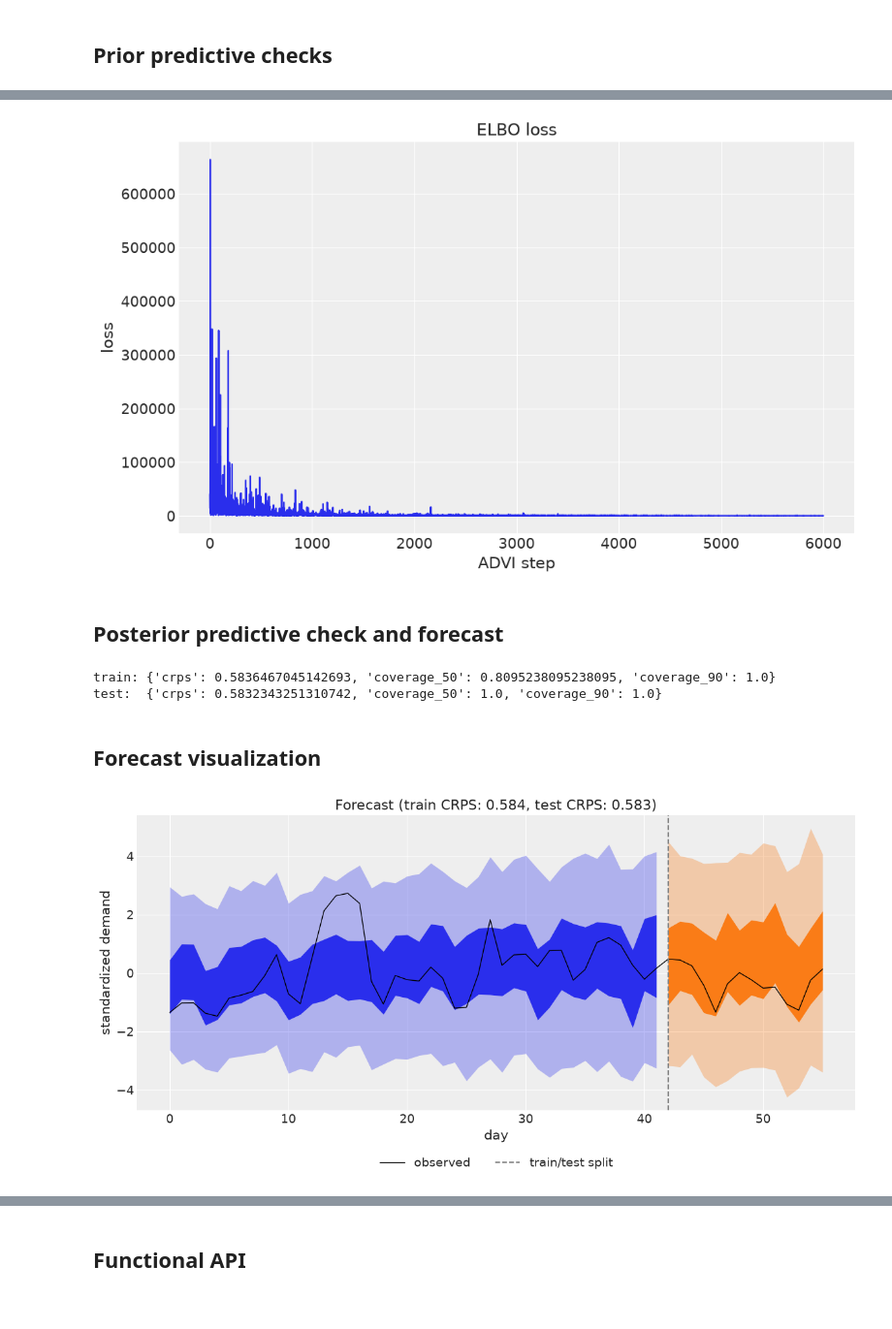
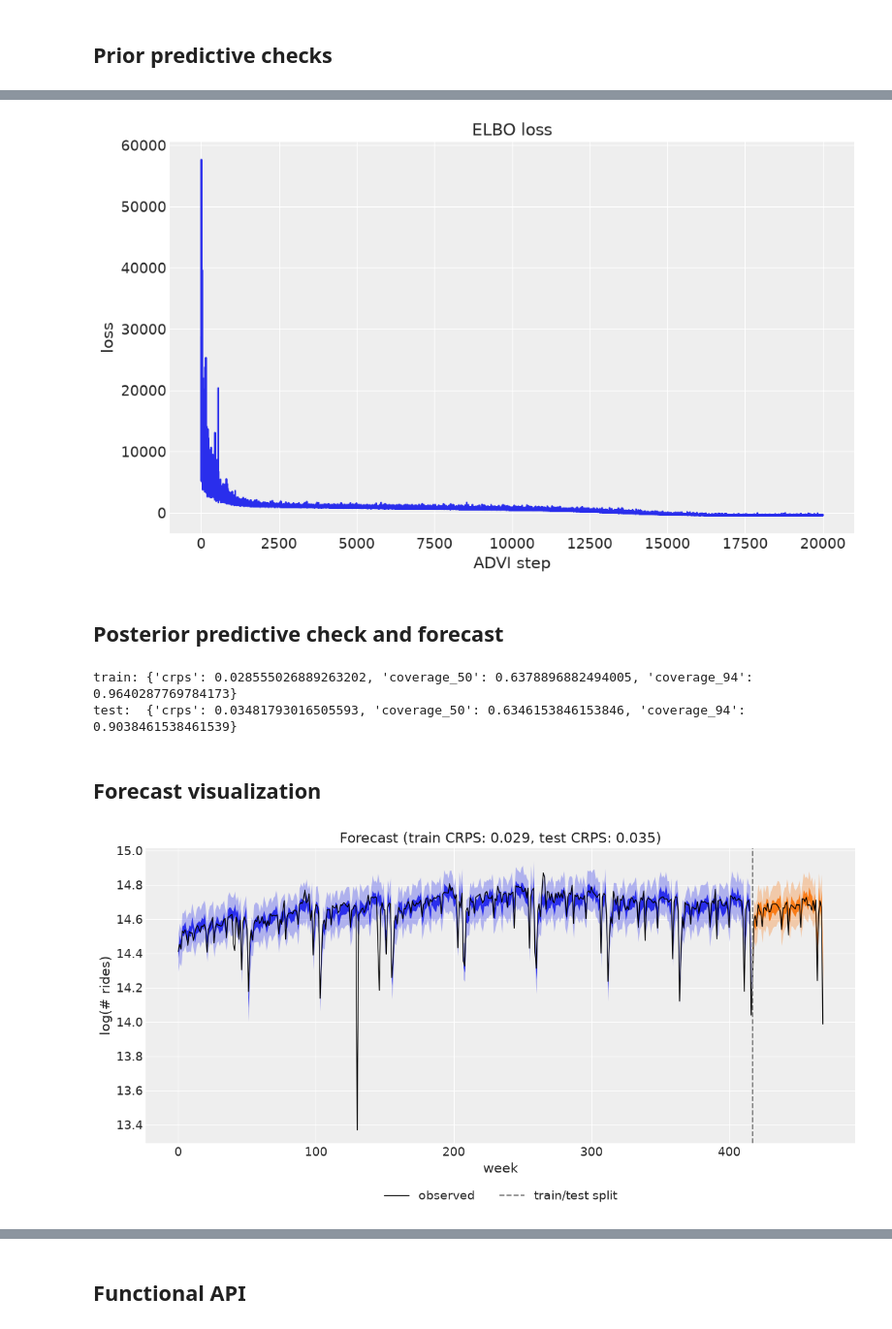
Before and after one commit to pymc-labs/pymc-forecast, a Jupyter notebook: docs/examples/forecasting_univariate.ipynb, the cells around one changed output, grey strips where cells are left out. Shown at 97% size. Saved outputs shown, nothing was run; the diff lists cells and outputs as text; code cells hidden in the pictures.

Commit message:
Use BART data in univariate forecast example

```diff
--- a/docs/examples/forecasting_univariate.ipynb
+++ b/docs/examples/forecasting_univariate.ipynb
@@ -78,5 +74,5 @@ coordinates, and those coordinates will appear on posterior predictive draws.
 # %%
-TEST_WINDOW = 14
+TEST_WINDOW = 52
 T1 = duration - TEST_WINDOW
 
 y_train = y.isel({TIME_DIM: slice(None, T1)})
@@ -87,7 +83,7 @@ fig, ax = plt.subplots()
 ax.plot(y_train[TIME_DIM].values, y_train.values, color="C0", label="train")
 ax.plot(y_test[TIME_DIM].values, y_test.values, color="C1", label="test")
 ax.axvline(y_test[TIME_DIM].values[0], color="gray", ls="--", label="train/test split")
-ax.legend(loc="upper left")
-ax.set(title="Train / test split", xlabel="date", ylabel="standardized demand")
+ax.legend(loc="lower left")
+ax.set(title="Train / test split", xlabel="week", ylabel="log(# rides)")
 plt.show()
 # %% [output]
@@ -134,18 +124,17 @@ class LocalLevelSeasonal(ForecastingModel):
     """Local level + Fourier regression with Student-T observations."""
 
     def model(self, h: Horizon, covariates: xr.DataArray) -> None:
-        bias = pm.Normal("bias", 0.0, 1.0)
-        weight = pm.Normal("weight", 0.0, 0.3, dims="covariate")
-        drift_scale = pm.HalfNormal("drift_scale", 0.02)
-        sigma = pm.HalfNormal("sigma", 0.5)
-        nu_minus_two = pm.Exponential("nu_minus_two", 1 / 10)
-        nu = pm.Deterministic("nu", nu_minus_two + 2.0)
+        bias = pm.Normal("bias", 0.0, 10.0)
+        weight = pm.Normal("weight", 0.0, 0.1, dims="covariate")
+        drift_scale = pm.LogNormal("drift_scale", -20.0, 5.0, initval=0.01)
+        nu = pm.Gamma("nu", alpha=10.0, beta=2.0)
+        sigma = pm.LogNormal("sigma", -5.0, 5.0, initval=0.05)
 
-        drift = self.time_series(
-            "drift",
-            lambda name, dims: pm.Normal(name, 0.0, drift_scale, dims=dims),
+        drift_raw = self.time_series(
+            "drift_raw",
+            lambda name, dims: pm.Normal(name, 0.0, 1.0, dims=dims),
         )
-        level = pt.cumsum(drift)
+        level = pt.cumsum(drift_raw * drift_scale)
         regression = pt.dot(covariates.values, weight)
         prediction = bias + level + regression
 
@@ -254,7 +238,7 @@ forecaster = Forecaster(
     y_train,
     covariates_train,
     optimizer=0.005,
-    num_steps=6_000,
+    num_steps=20_000,
     random_seed=SEED,
     fit_kwargs={"progressbar": False},
 )
@@ -264,7 +248,7 @@ ax.plot(forecaster.losses)
 ax.set(title="ELBO loss", xlabel="ADVI step", ylabel="loss")
 plt.show()
 # %% [output]
-[figure, old version]
+[figure, new version]
 # %% [markdown]
 ## Posterior predictive check and forecast
 # %%
@@ -283,8 +267,8 @@ forecast_idata = forecaster.forecast(
 )
 attach_constant_data(
     train_pp_idata,
-    name="day",
-    values=np.arange(y_train.sizes[TIME_DIM]),
+    name="week",
+    values=y_train[TIME_DIM].values,
     dim=TIME_DIM,
 )
 
@@ -293,57 +277,57 @@ forecast = forecast_idata["predictions"]["forecast"]
 forecast_lm_idata = lm_idata_from_forecast(
     forecast,
     y_test.rename({TIME_DIM: FUTURE_DIM}),
-    x_name="day",
-    x_values=np.arange(T1, duration),
+    x_name="week",
+    x_values=y_test[TIME_DIM].values,
 )
 
 metrics = {
     "crps": eval_crps,
     "coverage_50": partial(eval_coverage, alpha=0.5),
-    "coverage_90": partial(eval_coverage, alpha=0.9),
+    "coverage_94": partial(eval_coverage, alpha=0.94),
 }
 train_scores = evaluate_forecast(train_pp, y_train, metrics=metrics)
 test_scores = evaluate_forecast(forecast, y_test.rename({TIME_DIM: FUTURE_DIM}), metrics=metrics)
 print("train:", train_scores)
 print("test: ", test_scores)
 # %% [output]
-train: {'crps': 0.5836467045142693, 'coverage_50': 0.8095238095238095, 'coverage_90': 1.0}
-test:  {'crps': 0.5832343251310742, 'coverage_50': 1.0, 'coverage_90': 1.0}
+train: {'crps': 0.028555026889263202, 'coverage_50': 0.6378896882494005, 'coverage_94': 0.9640287769784173}
+test:  {'crps': 0.03481793016505593, 'coverage_50': 0.6346153846153846, 'coverage_94': 0.9038461538461539}
 # %% [markdown]
 ## Forecast visualization
 # %%
 forecast_title = (
     f"Forecast (train CRPS: {train_scores['crps']:.3f}, test CRPS: {test_scores['crps']:.3f})"
 )
 
 pc = az.plot_lm(
     train_pp_idata,
     y="obs",
-    x="day",
+    x="week",
     ci_kind="hdi",
     ci_prob=(0.5, 0.94),
     smooth=False,
     visuals={"ci_band": {"color": "C0"}, "observed_scatter": False, "pe_line": False},
     figure_kwargs={"figsize": (12, 6)},
 )
 az.plot_lm(
     forecast_lm_idata,
     y="obs",
-    x="day",
+    x="week",
     plot_collection=pc,
     ci_kind="hdi",
     ci_prob=(0.5, 0.94),
     smooth=False,
     visuals={"ci_band": {"color": "C1"}, "observed_scatter": False, "pe_line": False},
 )
 ax = pc.viz["figure"].item().axes[0]
-ax.plot(np.arange(duration), y.values, color="black", lw=1, label="observed")
+ax.plot(y[TIME_DIM].values, y.values, color="black", lw=1, label="observed")
 ax.axvline(T1, color="gray", ls="--", label="train/test split")
 ax.legend(loc="upper center", bbox_to_anchor=(0.5, -0.12), ncol=3)
-ax.set(title=forecast_title, xlabel="day", ylabel="standardized demand")
+ax.set(title=forecast_title, xlabel="week", ylabel="log(# rides)")
 plt.show()
 # %% [output]
-[figure, old version]
+[figure, new version]
 # %% [markdown]
 ## Rolling-origin backtesting
 
```
Also changed, not shown: parts of 19 cells of this notebook, 3 other files.
